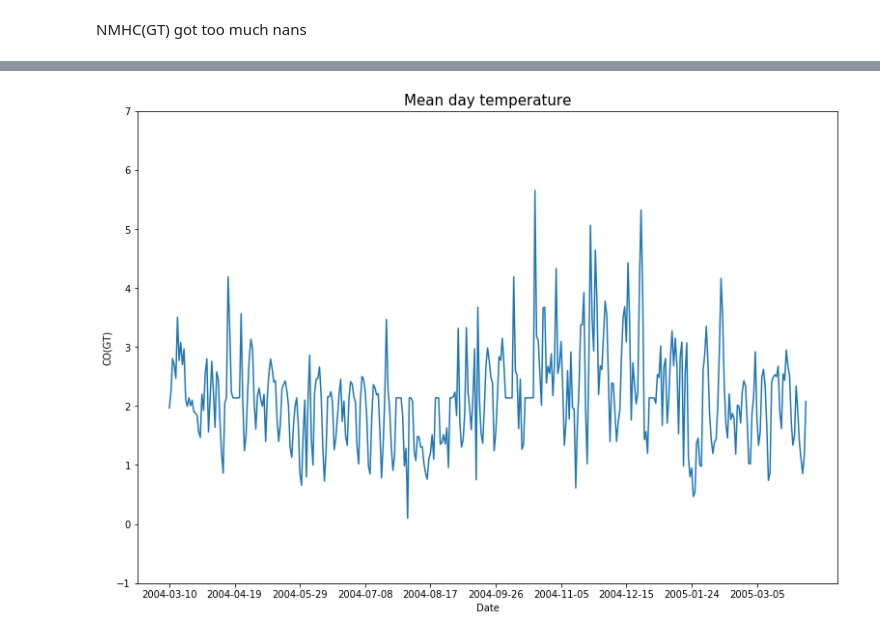
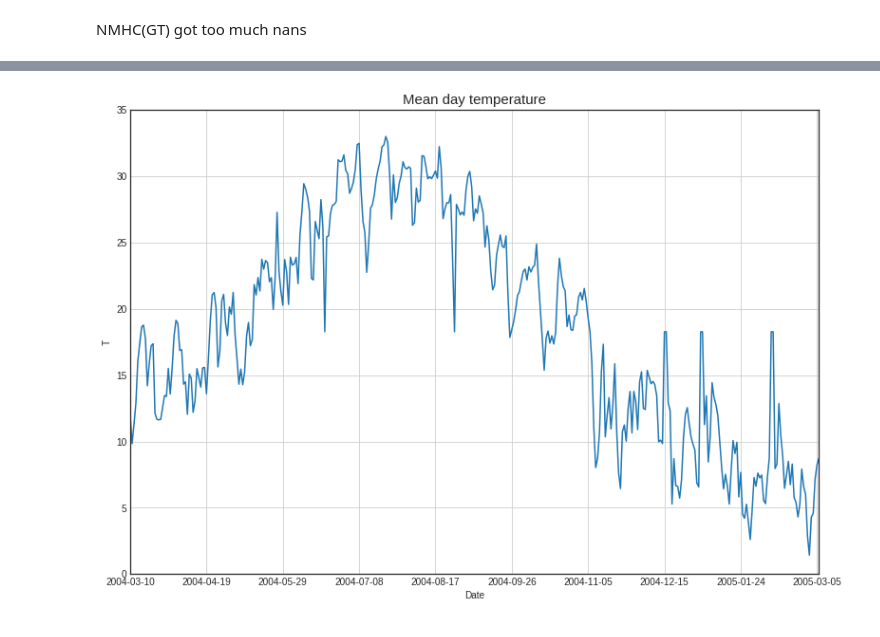
Before and after one commit to HacketOS/Air-Quality-Data-Set, a Jupyter notebook: visualization.ipynb, the cells around one changed output, grey strips where cells are left out. Cells and saved outputs as stored; diff of their text form; code cells hidden in the pictures.

```diff
--- a/visualization.ipynb
+++ b/visualization.ipynb
@@ -78,4 +94,0 @@ data.head()
-# %%
-data = data.fillna(0)
-data = data[data != -200]
-data.describe()
@@ -91,0 +97,14 @@ data.describe()
+# %%
+plt.style.use('seaborn-white')
+
+noon = data['T'].at_time('12:00')
+fig =plt.figure(figsize = (13,9))
+n = fig.add_subplot(1,1,1)
+n.plot(noon.index,noon,'p')
+n.set_title('Temprature(time)')
+n.set_xlabel('Date')
+n.set_ylabel('Temprature')
+midnigt =  data['T'].at_time('00:00')
+n.plot(midnigt.index,midnigt,'p')
+n.legend(['noon temp.','midnight temp.'],frameon = True);
+n.grid(True);
@@ -129,11 +139,13 @@ n.legend(['noon temp.','midnight temp.']);
 # %%
 fig =plt.figure(figsize = (13,9))
 n = fig.add_subplot(1,1,1)
-n.plot(means.index,means['CO(GT)'])
+n.plot(means.index,means['T'])
 n.set_title('Mean day temperature', fontsize = 15)
 n.set_xlabel('Date')
-n.set_ylim([-1,7])
+n.set_ylim([0,35])
+n.set_xlim(['2004-03-10','2005-03-06'])
 n.set_xticks(means.index[np.arange(0,means.index.shape[0],40)])
-n.set_ylabel('CO(GT)');
+n.grid(True)
+n.set_ylabel('T');
 # %% [output]
-[figure, old version]
+[figure, new version]
```
Also changed, not shown: parts of 19 cells of this notebook.
